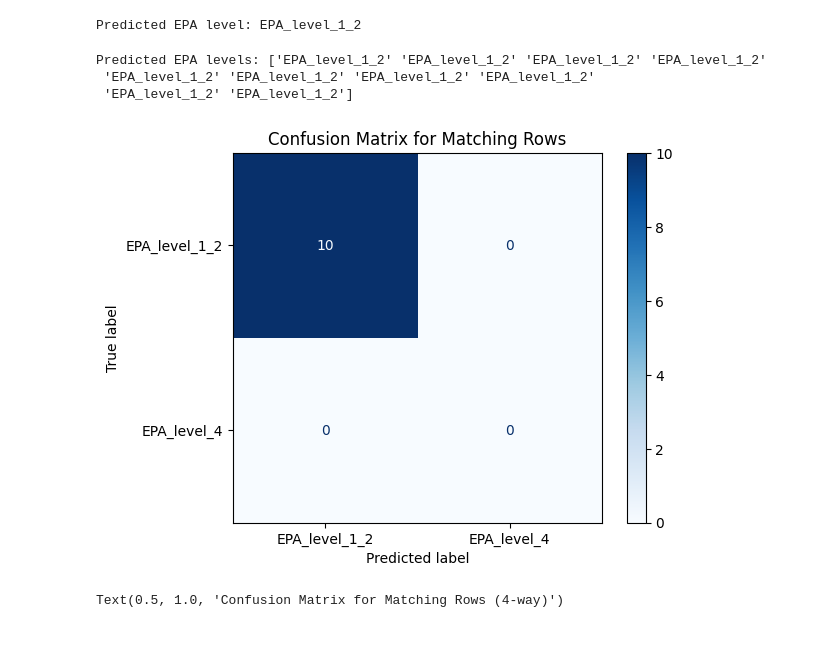
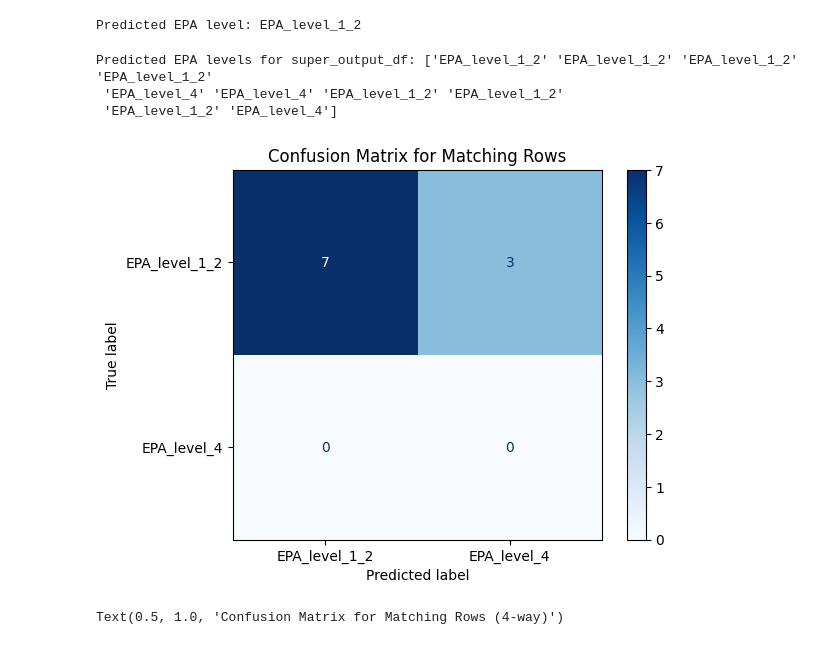
Before and after one commit to DashLLipsey/PREDICT-MIT-LL, a Jupyter notebook: Notebooks/MIT_LL_second_encoder.ipynb, the cells around one changed output. Saved outputs shown, nothing was run; the diff lists cells and outputs as text; code cells hidden in the pictures.

```diff
--- a/Notebooks/MIT_LL_second_encoder.ipynb
+++ b/Notebooks/MIT_LL_second_encoder.ipynb
@@ -1459,0 +1477,5 @@ Predicted EPA level: EPA_level_1_2
+# %%
+epa_levels = ['EPA_level_1', 'EPA_level_2', 'EPA_level_3', 'EPA_level_4']
+
+for level in epa_levels:
+    super_output_df[level] = (super_output_df['Response'] == level).astype(int)
@@ -1678,33 +1710,32 @@ print("Predicted EPA level:", predicted_epa_level[0])
 # %% [output]
 Predicted EPA level: EPA_level_1_2
 # %%
-# Test on the output spectra of CNCCCN1C2=C(CCC3=C1C=CC=C3)C=CC=C2
-# Prepare the features for the matching rows (same as for RF training)
-X_match = matching_rows[embedding_cols].select_dtypes(include=[np.number])
-X_match.columns = X_match.columns.astype(str)
+# Prepare the features for the random forest from super_output_df (same columns as used for RF training)
+X_super_rf = super_output_df[embedding_cols].select_dtypes(include=[np.number])
+X_super_rf.columns = X_super_rf.columns.astype(str)
 
 # Predict EPA level using your trained random forest
-predicted_epa_levels = rf_bin.predict(X_match)
-print("Predicted EPA levels:", predicted_epa_levels)
+predicted_epa_levels_super = rf_bin.predict(X_super_rf)
+print("Predicted EPA levels for super_output_df:", predicted_epa_levels_super)
 # %% [output]
-Predicted EPA levels: ['EPA_level_1_2' 'EPA_level_1_2' 'EPA_level_1_2' 'EPA_level_1_2'
- 'EPA_level_1_2' 'EPA_level_1_2' 'EPA_level_1_2' 'EPA_level_1_2'
- 'EPA_level_1_2' 'EPA_level_1_2']
+Predicted EPA levels for super_output_df: ['EPA_level_1_2' 'EPA_level_1_2' 'EPA_level_1_2' 'EPA_level_1_2'
+ 'EPA_level_4' 'EPA_level_4' 'EPA_level_1_2' 'EPA_level_1_2'
+ 'EPA_level_1_2' 'EPA_level_4']
 # %%
 # Set all true labels to 'EPA_level_1_2'
-y_true = ['EPA_level_1_2'] * len(X_match)
+y_true = ['EPA_level_1_2'] * len(X_super_rf)
 
 # Predict EPA level using your trained random forest
-y_pred = rf_bin.predict(X_match)
+y_pred = rf_bin.predict(X_super_rf)
 
 # Create and display the confusion matrix
 labels = ['EPA_level_1_2', 'EPA_level_4']
 cm = confusion_matrix(y_true, y_pred, labels=labels)
 disp = ConfusionMatrixDisplay(confusion_matrix=cm, display_labels=labels)
 disp.plot(cmap='Blues')
 plt.title("Confusion Matrix for Matching Rows")
 plt.show()
 # %% [output]
-[figure, old version]
+[figure, new version]
 # %%
 # Set all true labels to 'EPA_level_1' for all rows (or use the correct true label if known)
```
Also changed, not shown: parts of 21 cells of this notebook.
